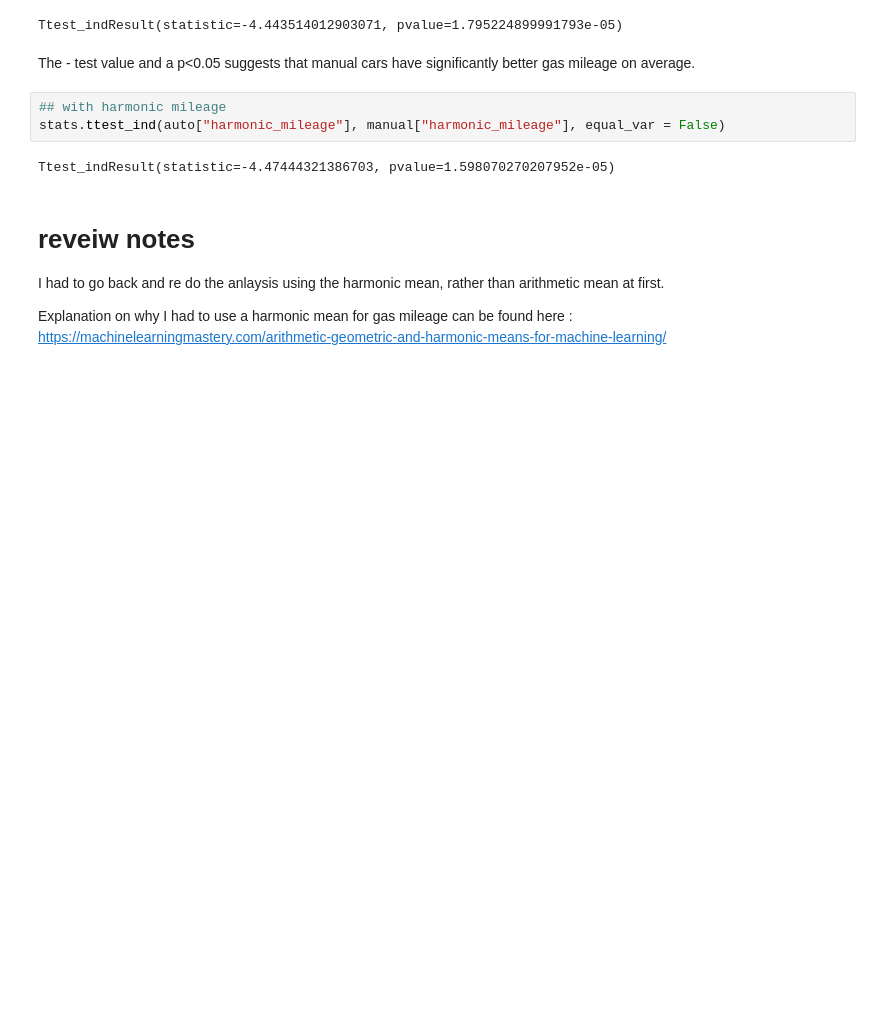
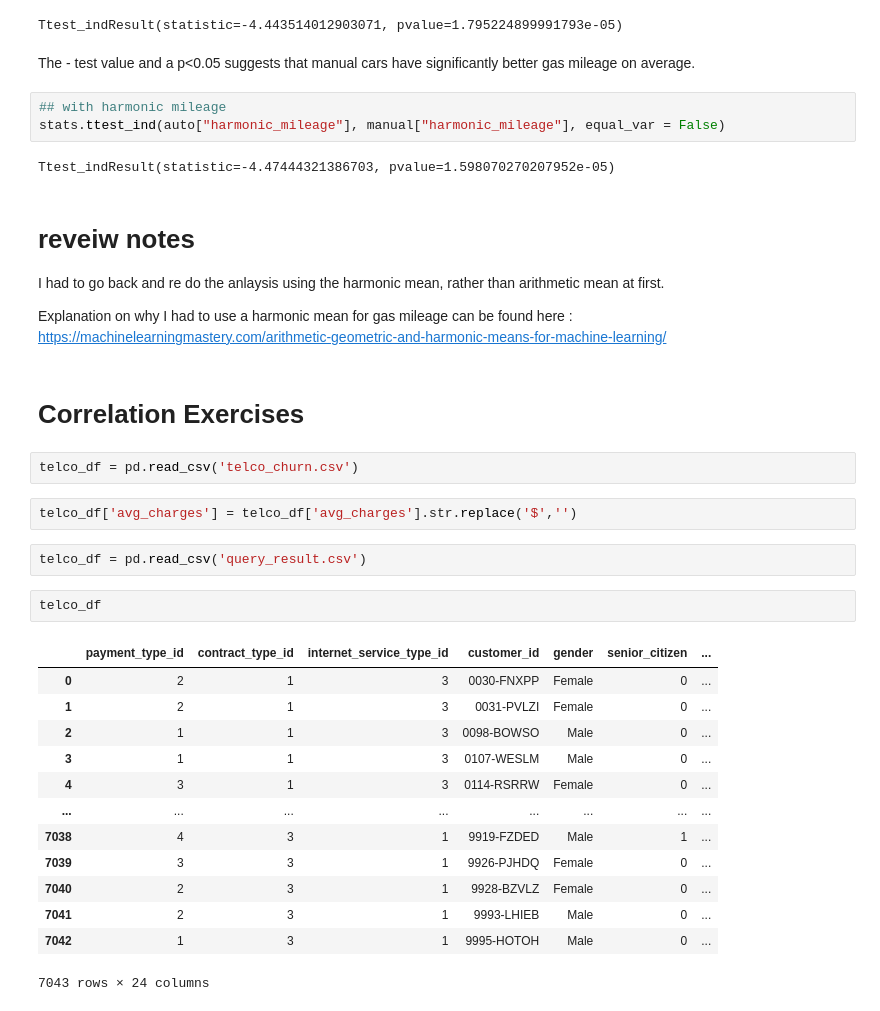
Before and after one commit to parkervoit/statistics-exercises, a Jupyter notebook: hypothesis_testing.ipynb, the cells around one changed output. Drawn from its saved outputs; the diff is of its cells as text; blank space fills up the shorter version.

Commit message:
added correlation exercises

```diff
--- a/hypothesis_testing.ipynb
+++ b/hypothesis_testing.ipynb
@@ -153,3 +156,27 @@ Ttest_indResult(statistic=-4.47444321386703, pvalue=1.598070270207952e-05)
 I had to go back and re do the anlaysis using the harmonic mean, rather than arithmetic mean at first.
 
 Explanation on why I had to use a harmonic mean for gas mileage can be found here : https://machinelearningmastery.com/arithmetic-geometric-and-harmonic-means-for-machine-learning/
+# %% [markdown]
+# Correlation Exercises
+# %%
+telco_df = pd.read_csv('telco_churn.csv')
+# %%
+telco_df['avg_charges'] = telco_df['avg_charges'].str.replace('$','')
+# %%
+telco_df = pd.read_csv('query_result.csv')
+# %%
+telco_df
+# %% [output]
+|  | payment_type_id | contract_type_id | internet_service_type_id | customer_id | gender | senior_citizen | ... |
+| 0 | 2 | 1 | 3 | 0030-FNXPP | Female | 0 | ... |
+| 1 | 2 | 1 | 3 | 0031-PVLZI | Female | 0 | ... |
+| 2 | 1 | 1 | 3 | 0098-BOWSO | Male | 0 | ... |
+| 3 | 1 | 1 | 3 | 0107-WESLM | Male | 0 | ... |
+| 4 | 3 | 1 | 3 | 0114-RSRRW | Female | 0 | ... |
+| ... | ... | ... | ... | ... | ... | ... | ... |
+| 7038 | 4 | 3 | 1 | 9919-FZDED | Male | 1 | ... |
+| 7039 | 3 | 3 | 1 | 9926-PJHDQ | Female | 0 | ... |
+| 7040 | 2 | 3 | 1 | 9928-BZVLZ | Female | 0 | ... |
+| 7041 | 2 | 3 | 1 | 9993-LHIEB | Male | 0 | ... |
+| 7042 | 1 | 3 | 1 | 9995-HOTOH | Male | 0 | ... |
+7043 rows × 24 columns
```
Also changed, not shown: parts of 44 cells of this notebook.
